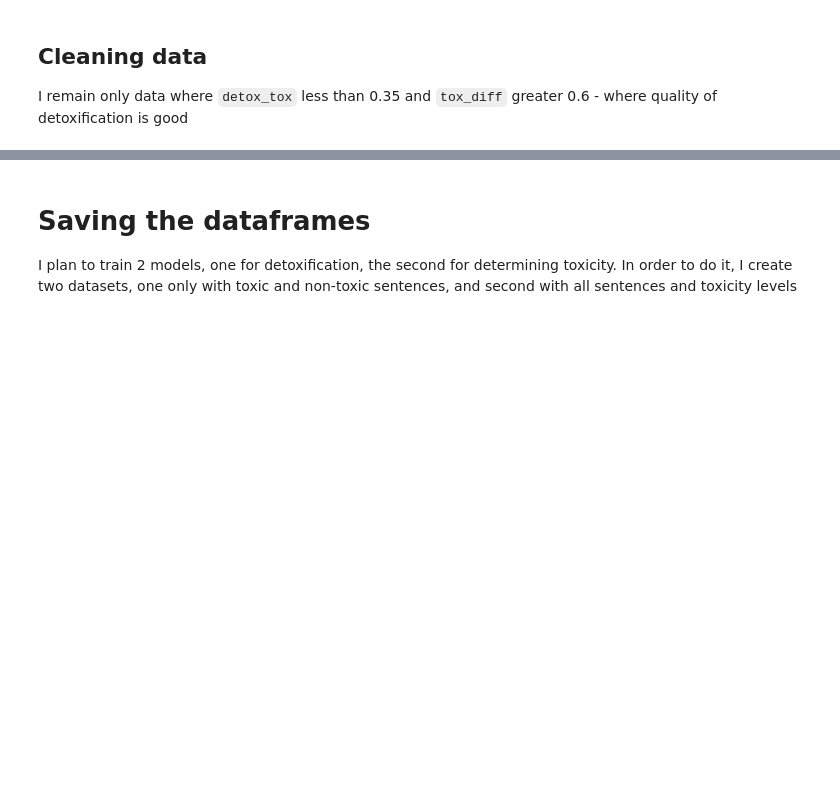
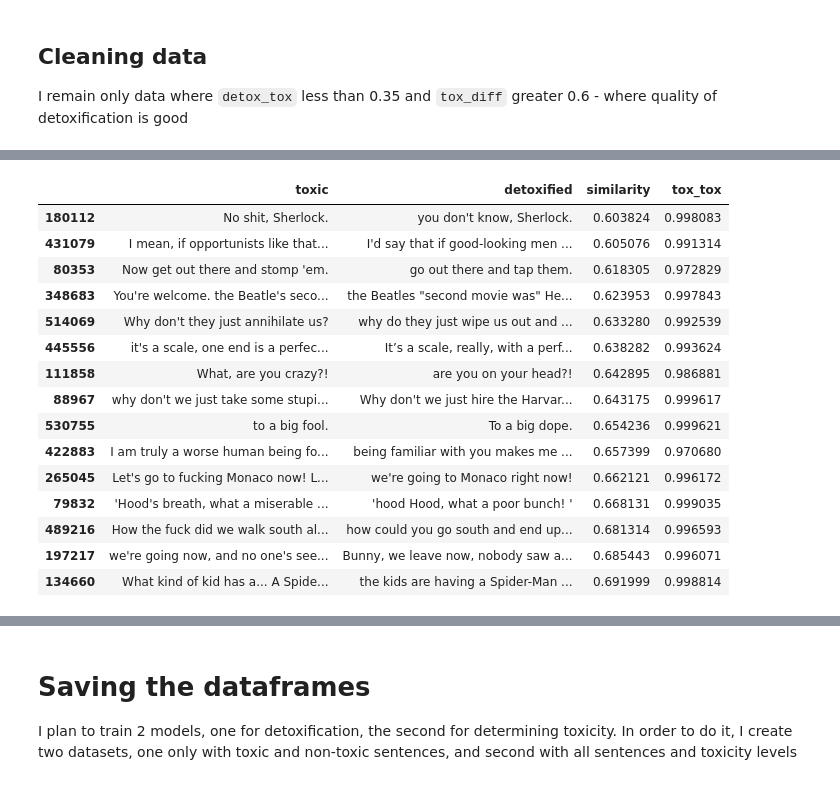
Before and after one commit to slewie/TextDetoxification, a Jupyter notebook: notebooks/1.0-initial-data-exporation.ipynb, the cells around one changed output, grey strips where cells are left out. Cells and saved outputs as stored; diff of their text form; code cells hidden in the pictures; blank space fills up the shorter version.

```diff
--- a/notebooks/1.0-initial-data-exporation.ipynb
+++ b/notebooks/1.0-initial-data-exporation.ipynb
@@ -96,0 +105,19 @@ df = df[(df['detox_tox'] < 0.35) & (df['tox_diff'] > 0.6)]
+# %%
+df.query('similarity < 0.7')[['toxic', 'detoxified', 'similarity', 'tox_tox']].sample(15).sort_values(by='similarity')
+# %% [output]
+|  | toxic | detoxified | similarity | tox_tox |
+| 180112 | No shit, Sherlock. | you don't know, Sherlock. | 0.603824 | 0.998083 |
+| 431079 | I mean, if opportunists like that... | I'd say that if good-looking men ... | 0.605076 | 0.991314 |
+| 80353 | Now get out there and stomp 'em. | go out there and tap them. | 0.618305 | 0.972829 |
+| 348683 | You're welcome. the Beatle's seco... | the Beatles "second movie was" He... | 0.623953 | 0.997843 |
+| 514069 | Why don't they just annihilate us? | why do they just wipe us out and ... | 0.633280 | 0.992539 |
+| 445556 | it's a scale, one end is a perfec... | It’s a scale, really, with a perf... | 0.638282 | 0.993624 |
+| 111858 | What, are you crazy?! | are you on your head?! | 0.642895 | 0.986881 |
+| 88967 | why don't we just take some stupi... | Why don't we just hire the Harvar... | 0.643175 | 0.999617 |
+| 530755 | to a big fool. | To a big dope. | 0.654236 | 0.999621 |
+| 422883 | I am truly a worse human being fo... | being familiar with you makes me ... | 0.657399 | 0.970680 |
+| 265045 | Let's go to fucking Monaco now! L... | we're going to Monaco right now! | 0.662121 | 0.996172 |
+| 79832 | 'Hood's breath, what a miserable ... | 'hood Hood, what a poor bunch! ' | 0.668131 | 0.999035 |
+| 489216 | How the fuck did we walk south al... | how could you go south and end up... | 0.681314 | 0.996593 |
+| 197217 | we're going now, and no one's see... | Bunny, we leave now, nobody saw a... | 0.685443 | 0.996071 |
+| 134660 | What kind of kid has a... A Spide... | the kids are having a Spider-Man ... | 0.691999 | 0.998814 |
```
Also changed, not shown: parts of 14 cells of this notebook, 5 other files.
